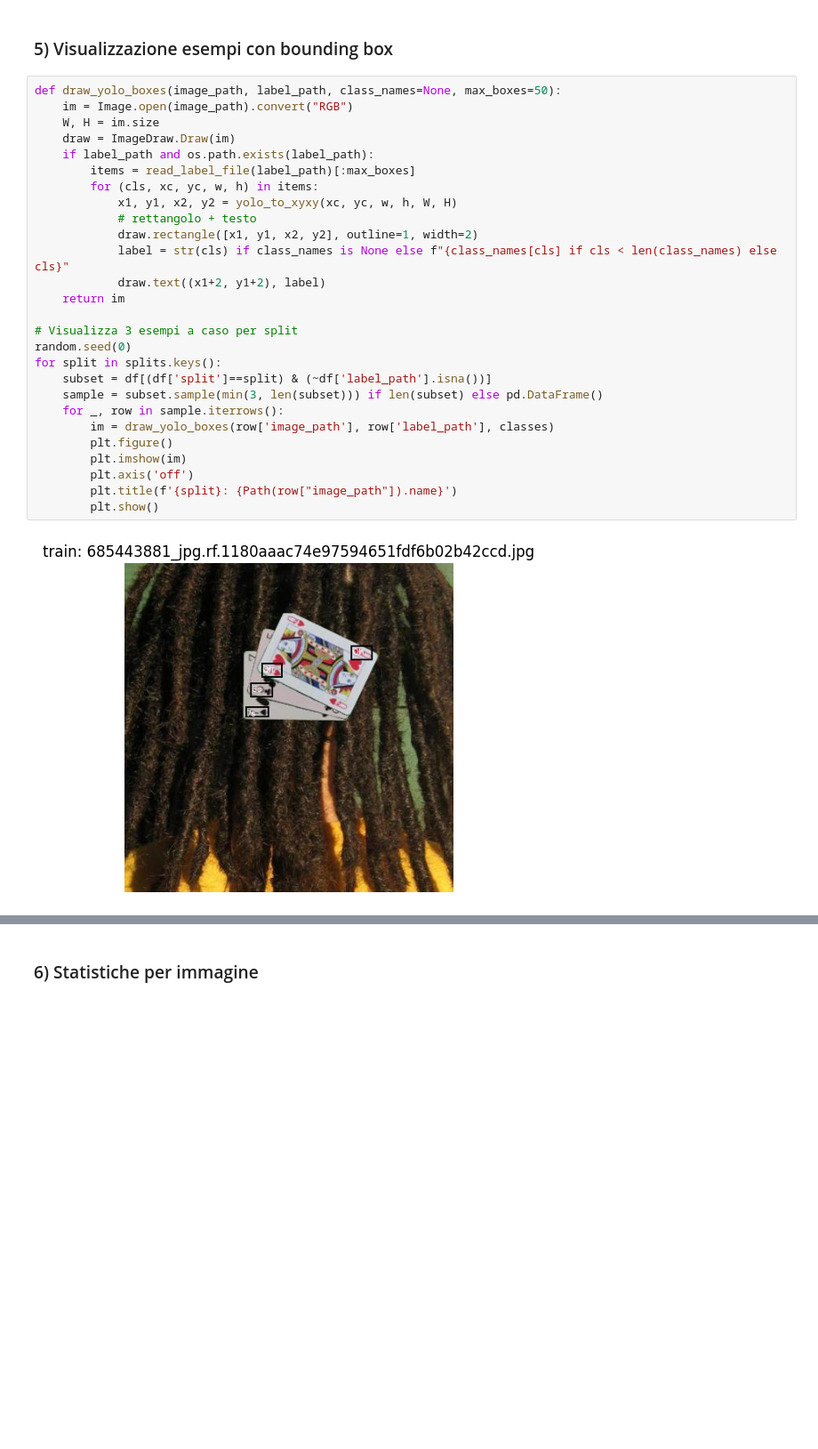
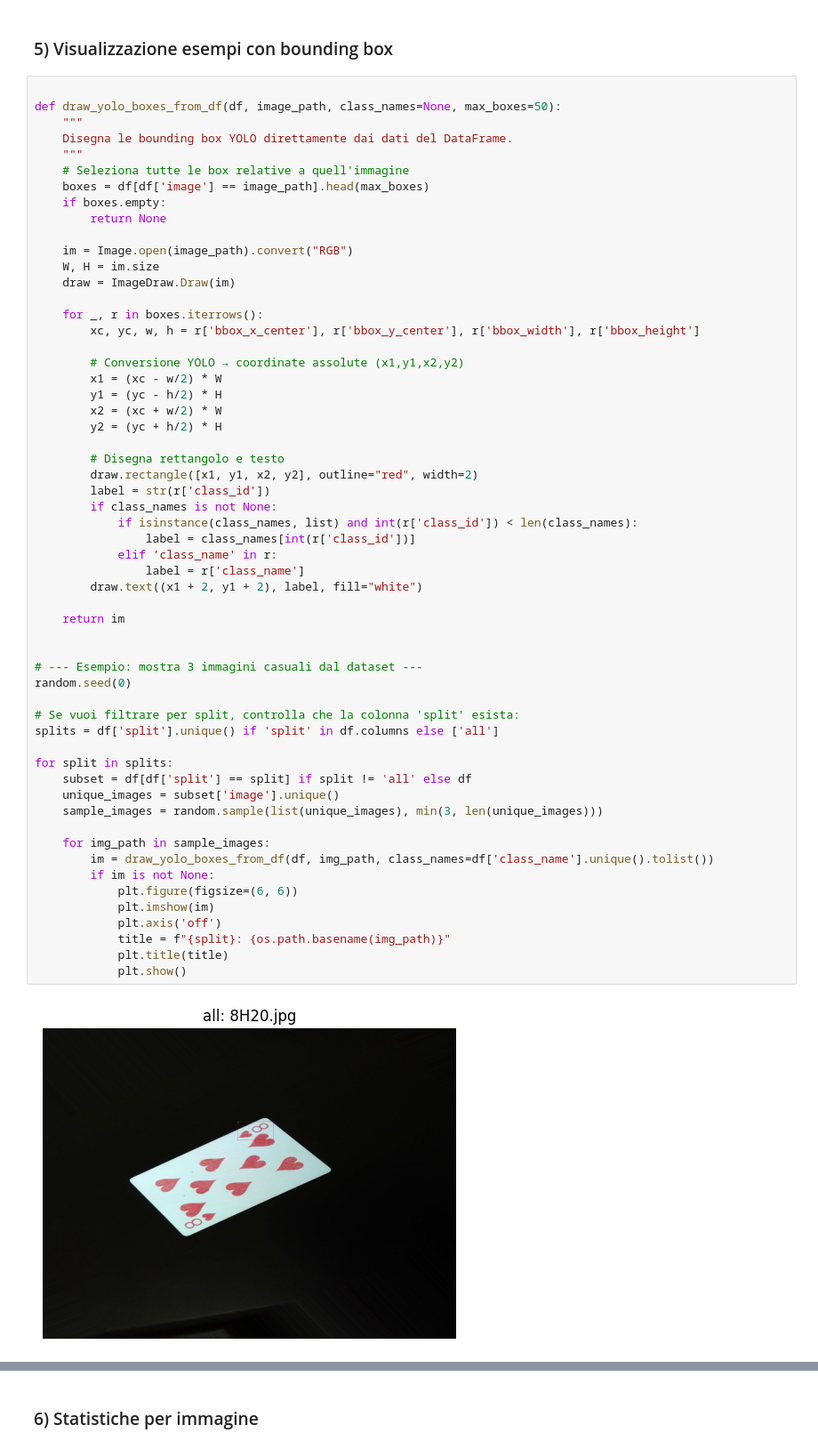
Before and after one commit to KevinBoni98/Intelligent-Systems-project, a Jupyter notebook: 2_Data_Exploration_PlayingCards.ipynb, the cells around one changed output, grey strips where cells are left out. Shown at 89% size. Cells and saved outputs as stored; diff of their text form; blank space fills up the shorter version.

```diff
--- a/2_Data_Exploration_PlayingCards.ipynb
+++ b/2_Data_Exploration_PlayingCards.ipynb
@@ -307,31 +241,61 @@ valid      282   307   304   297   264  300   317   295  317
 # %% [markdown]
 ### 5) Visualizzazione esempi con bounding box
 # %%
-def draw_yolo_boxes(image_path, label_path, class_names=None, max_boxes=50):
+
+def draw_yolo_boxes_from_df(df, image_path, class_names=None, max_boxes=50):
+    """
+    Disegna le bounding box YOLO direttamente dai dati del DataFrame.
+    """
+    # Seleziona tutte le box relative a quell'immagine
+    boxes = df[df['image'] == image_path].head(max_boxes)
+    if boxes.empty:
+        return None
+
     im = Image.open(image_path).convert("RGB")
     W, H = im.size
     draw = ImageDraw.Draw(im)
-    if label_path and os.path.exists(label_path):
-        items = read_label_file(label_path)[:max_boxes]
-        for (cls, xc, yc, w, h) in items:
-            x1, y1, x2, y2 = yolo_to_xyxy(xc, yc, w, h, W, H)
-            # rettangolo + testo
-            draw.rectangle([x1, y1, x2, y2], outline=1, width=2)
-            label = str(cls) if class_names is None else f"{class_names[cls] if cls < len(class_names) else cls}"
-            draw.text((x1+2, y1+2), label)
+
+    for _, r in boxes.iterrows():
+        xc, yc, w, h = r['bbox_x_center'], r['bbox_y_center'], r['bbox_width'], r['bbox_height']
+
+        # Conversione YOLO → coordinate assolute (x1,y1,x2,y2)
+        x1 = (xc - w/2) * W
+        y1 = (yc - h/2) * H
+        x2 = (xc + w/2) * W
+        y2 = (yc + h/2) * H
+
+        # Disegna rettangolo e testo
+        draw.rectangle([x1, y1, x2, y2], outline="red", width=2)
+        label = str(r['class_id'])
+        if class_names is not None:
+            if isinstance(class_names, list) and int(r['class_id']) < len(class_names):
+                label = class_names[int(r['class_id'])]
+            elif 'class_name' in r:
+                label = r['class_name']
+        draw.text((x1 + 2, y1 + 2), label, fill="white")
+
     return im
 
-# Visualizza 3 esempi a caso per split
+
+# --- Esempio: mostra 3 immagini casuali dal dataset ---
 random.seed(0)
-for split in splits.keys():
-    subset = df[(df['split']==split) & (~df['label_path'].isna())]
-    sample = subset.sample(min(3, len(subset))) if len(subset) else pd.DataFrame()
-    for _, row in sample.iterrows():
-        im = draw_yolo_boxes(row['image_path'], row['label_path'], classes)
-        plt.figure()
-        plt.imshow(im)
-        plt.axis('off')
-        plt.title(f'{split}: {Path(row["image_path"]).name}')
-        plt.show()
+
+# Se vuoi filtrare per split, controlla che la colonna 'split' esista:
+splits = df['split'].unique() if 'split' in df.columns else ['all']
+
+for split in splits:
+    subset = df[df['split'] == split] if split != 'all' else df
+    unique_images = subset['image'].unique()
+    sample_images = random.sample(list(unique_images), min(3, len(unique_images)))
+
+    for img_path in sample_images:
+        im = draw_yolo_boxes_from_df(df, img_path, class_names=df['class_name'].unique().tolist())
+        if im is not None:
+            plt.figure(figsize=(6, 6))
+            plt.imshow(im)
+            plt.axis('off')
+            title = f"{split}: {os.path.basename(img_path)}"
+            plt.title(title)
+            plt.show()
 # %% [output]
-[figure, old version]
+[figure, new version]
```
Also changed, not shown: parts of 15 cells of this notebook, 1 other file.
